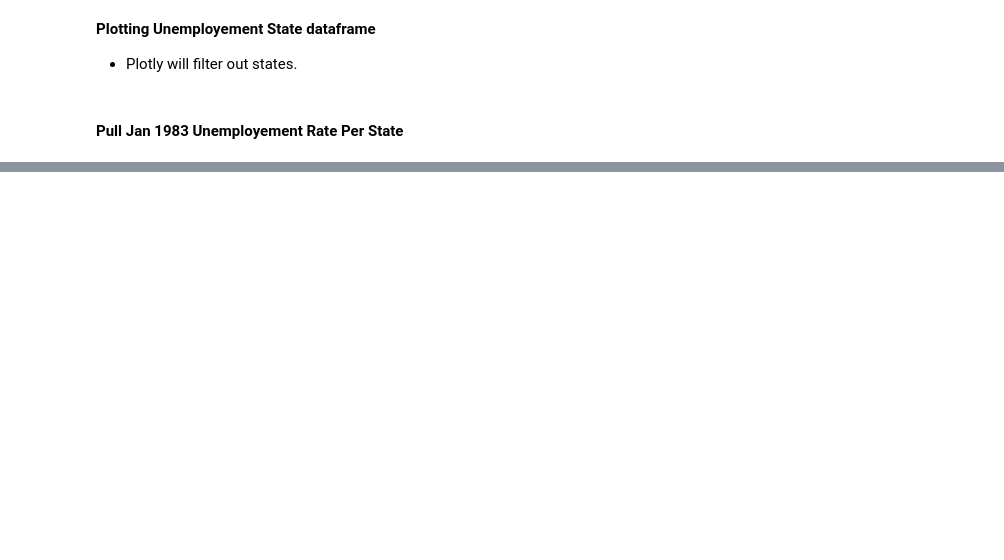
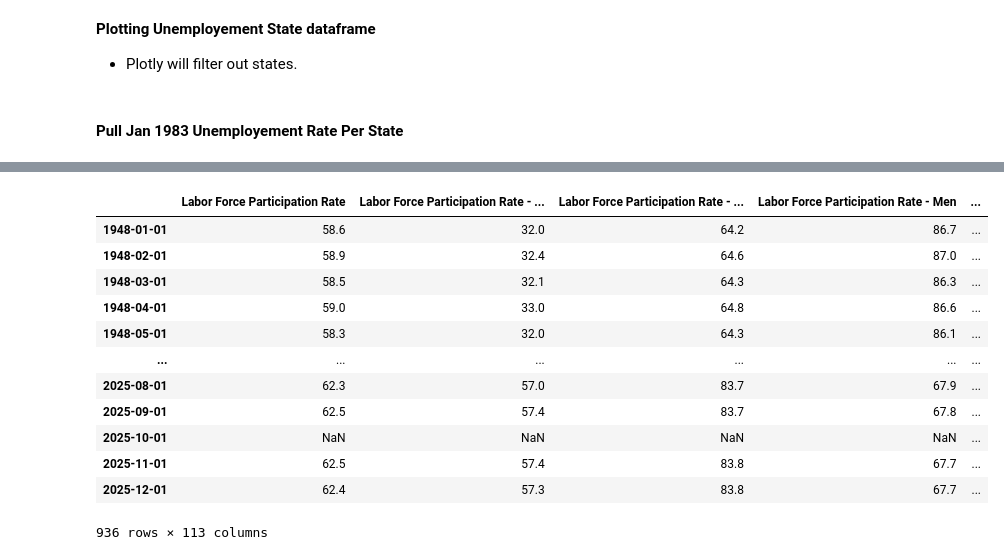
Before and after one commit to MoeedKhan-AMK/Economic-Data-Analysis-Project, a Jupyter notebook: analysis.ipynb, the cells around one changed output, grey strips where cells are left out. Cells and saved outputs as stored; diff of their text form; code cells hidden in the pictures; blank space fills up the shorter version.

```diff
--- a/analysis.ipynb
+++ b/analysis.ipynb
@@ -217,0 +237,28 @@ plt.show()
+# %%
+part_id_to_state = participation_df['title'].str.replace('Labor Force Participation Rate for ','').to_dict()
+
+all_results = []
+
+for myid in participation_df.index:
+    results = fred.get_series(myid)
+    results = results.to_frame(name=myid)
+    all_results.append(results)
+
+participation_states = pd.concat(all_results, axis=1)
+participation_states.columns = [part_id_to_state[c] for c in participation_states.columns]
+# %%
+participation_states
+# %% [output]
+|  | Labor Force Participation Rate | Labor Force Participation Rate - ... | Labor Force Participation Rate - ... | Labor Force Participation Rate - Men | ... |
+| 1948-01-01 | 58.6 | 32.0 | 64.2 | 86.7 | ... |
+| 1948-02-01 | 58.9 | 32.4 | 64.6 | 87.0 | ... |
+| 1948-03-01 | 58.5 | 32.1 | 64.3 | 86.3 | ... |
+| 1948-04-01 | 59.0 | 33.0 | 64.8 | 86.6 | ... |
+| 1948-05-01 | 58.3 | 32.0 | 64.3 | 86.1 | ... |
+| ... | ... | ... | ... | ... | ... |
+| 2025-08-01 | 62.3 | 57.0 | 83.7 | 67.9 | ... |
+| 2025-09-01 | 62.5 | 57.4 | 83.7 | 67.8 | ... |
+| 2025-10-01 | NaN | NaN | NaN | NaN | ... |
+| 2025-11-01 | 62.5 | 57.4 | 83.8 | 67.7 | ... |
+| 2025-12-01 | 62.4 | 57.3 | 83.8 | 67.7 | ... |
+936 rows × 113 columns
```
Also changed, not shown: parts of 9 cells of this notebook, 1 other file.
